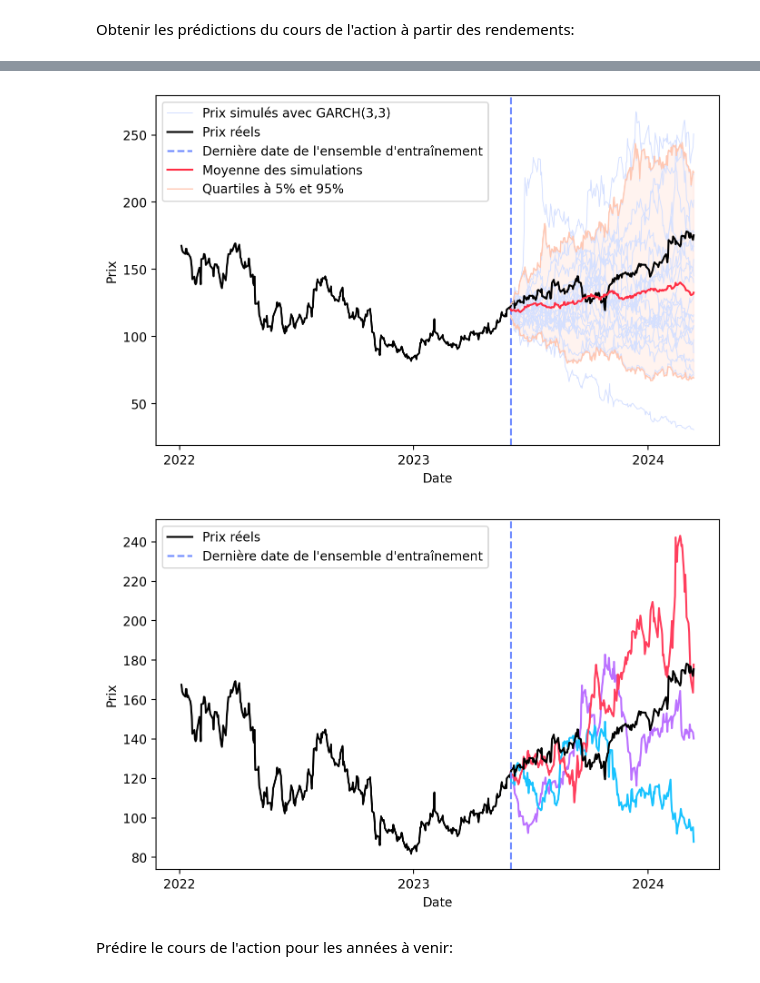
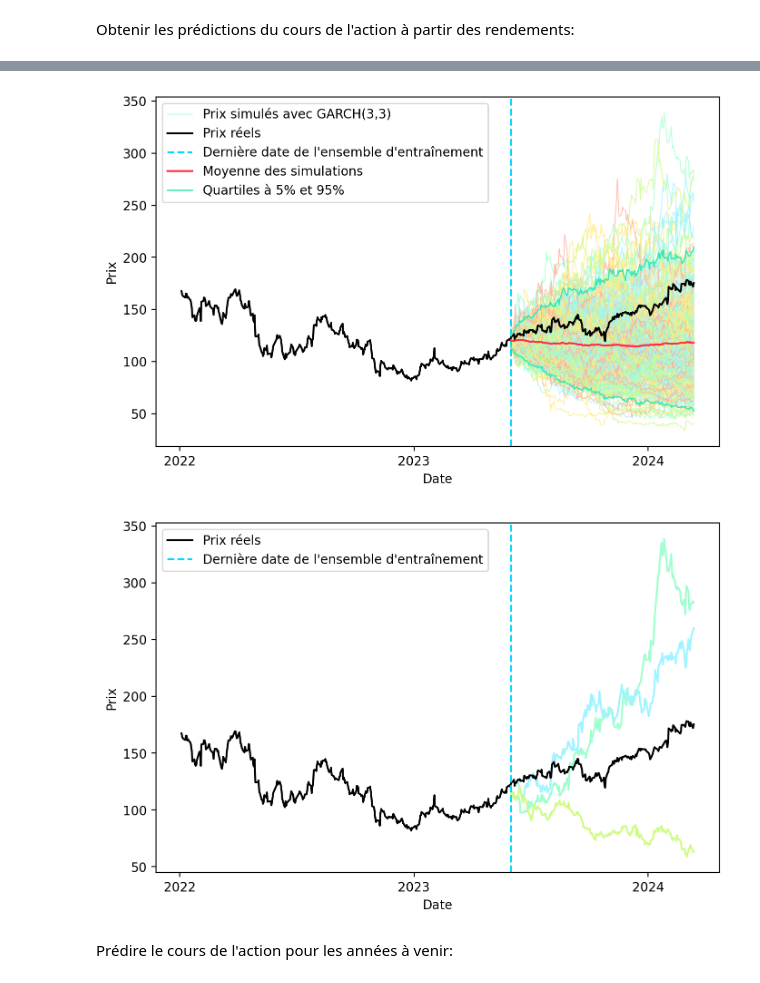
Before and after one commit to tessbreton/map565-project, a Jupyter notebook: notebooks/financial.ipynb, the cells around one changed output, grey strips where cells are left out. Cells and saved outputs as stored; diff of their text form; code cells hidden in the pictures.

```diff
--- a/notebooks/financial.ipynb
+++ b/notebooks/financial.ipynb
@@ -42,8 +42,8 @@ def year_ticks():
 
 
 def get_quartiles(prices):
-    quartile_5 = np.percentile(prices[1:], 5, axis=1)
-    quartile_95 = np.percentile(prices[1:], 95, axis=1)
+    quartile_5 = np.percentile(prices, 5, axis=1)
+    quartile_95 = np.percentile(prices, 95, axis=1)
     return quartile_5, quartile_95
 # %%
 # Define the list of companies and their corresponding names
@@ -279,12 +279,15 @@ sims = forecasts.simulations
 # %%
 plt.figure(figsize=(8,5), dpi=200)
 
-nb_sim = 20
+nb_sim = 200
+colors = ['#A0FFCE', "#A0F4FF", "#D0FB85", "#FFB19F", "#FFEC88"]
+
 
 mean_simulations = np.mean(sims.values[-1, :nb_sim], axis=0)
 
 # Plot simulations
-plt.plot(df_amzn.index[x], sims.values[-1, :nb_sim].T, color=simulations_color, linewidth=1, label=f'Rendements journaliers simulés avec GARCH({p},{q})')
+for i in range(nb_sim):
+    plt.plot(df_amzn.index[x], sims.values[-1, i].T, color=colors[i%5], alpha=0.6, linewidth=1, label=f'Rendements journaliers simulés avec GARCH({p},{q})')
 
 # Plotting ground truth data
 plt.plot(df_amzn.index, df_amzn['return'], label='Rendements journaliers réels', color=gt_color)
@@ -331,0 +343,4 @@ predicted_prices = get_predicted_prices(sims, nb_sim, prev_close)
+# %%
+predicted_prices = predicted_prices[1:]
+# %%
+predicted_prices = np.array(predicted_prices)
@@ -332,36 +363,38 @@ predicted_prices = get_predicted_prices(sims, nb_sim, prev_close)
 # %%
 plt.figure(figsize=(8, 5), dpi=200)
-
+quartile_color = '#4E62FF'
+dashed_line_color = '#00D8FF'
 x_pred = df_amzn.index[x]
-plt.plot(x_pred, predicted_prices[1:], color=simulations_color, linewidth=0.7, label=f"Prix simulés avec GARCH({p},{q})")
+for i in range(np.shape(predicted_prices)[1]):
+    plt.plot(x_pred, predicted_prices[:,i], color=colors[i%5], alpha=0.8, linewidth=0.7, label=f"Prix simulés avec GARCH({p},{q})")
 plt.plot(df_amzn.index, df_amzn['close'], label='Prix réels', color=gt_color)
 plt.axvline(x=split_date, linestyle='--', color=dashed_line_color, label="Dernière date de l'ensemble d'entraînement")
-plt.plot(x_pred, np.mean(predicted_prices[1:],axis=1), label='Moyenne des simulations', color=mean_color)
+plt.plot(x_pred, np.mean(predicted_prices,axis=1), label='Moyenne des simulations', color=mean_color)
 
+quartile_color ='#3BE7B6'
 # Plot quartile lines
 quartile_5, quartile_95 = get_quartiles(predicted_prices)
 plt.plot(x_pred, quartile_5, color=quartile_color, lw=1, label='Quartiles à 5% et 95%')
 plt.plot(x_pred, quartile_95, color=quartile_color, lw=1)
 plt.fill_between(x_pred, quartile_5, quartile_95, color=quartile_color, alpha=0.2)
 
 plt.ylabel("Prix")
 plt.xlabel('Date')
 year_ticks()
 legend_unique_labels()
 
 plt.show()
 # %% [output]
-[figure, old version]
+[figure, new version]
 # %%
 plt.figure(figsize=(8, 5), dpi=200)
 
 x_pred = df_amzn.index[x]
 # Array de couleurs
-colors = ['#BB71FF', '#18C3FF', '#FF3E5D', '#FFB84C', '#A459D1']
 
 # Itérer sur les 5 premiers éléments de l'axe 1 et les tracer
 for i in range(3):
-    plt.plot(x_pred,np.array(predicted_prices[1:])[:, i+5], color=colors[i])
+    plt.plot(x_pred,np.array(predicted_prices)[:, i+5], color=colors[i])
 plt.plot(df_amzn.index, df_amzn['close'], label='Prix réels', color=gt_color)
 plt.axvline(x=split_date, linestyle='--', color=dashed_line_color, label="Dernière date de l'ensemble d'entraînement")
 
@@ -372,7 +405,7 @@ legend_unique_labels()
 
 plt.show()
 # %% [output]
-[figure, old version]
+[figure, new version]
 # %% [markdown]
 Prédire le cours de l'action pour les années à venir:
 # %%
```
Also changed, not shown: parts of 10 cells of this notebook, 2 other files.
